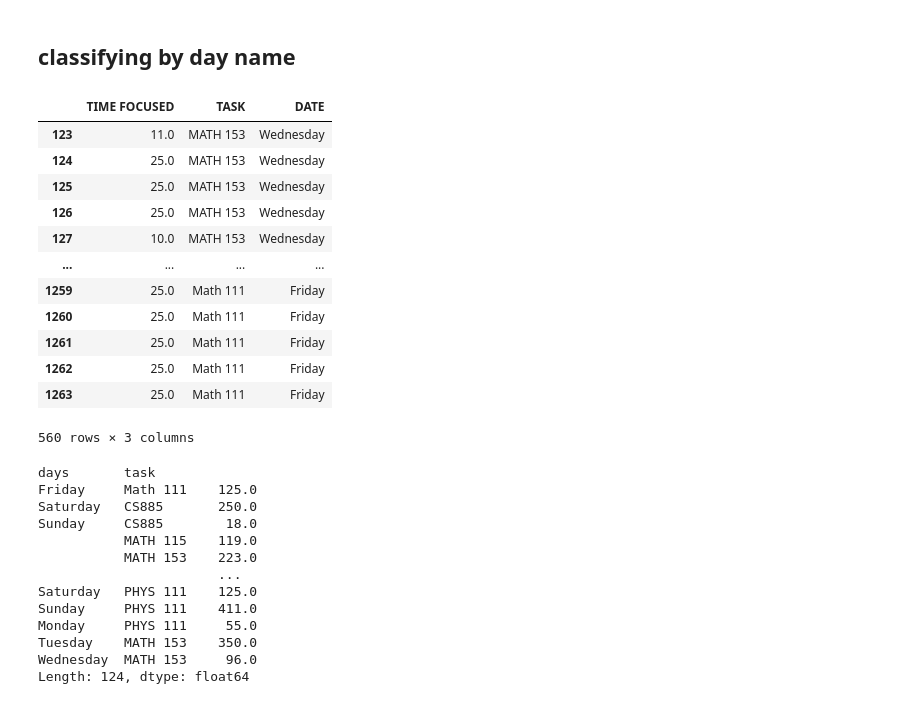
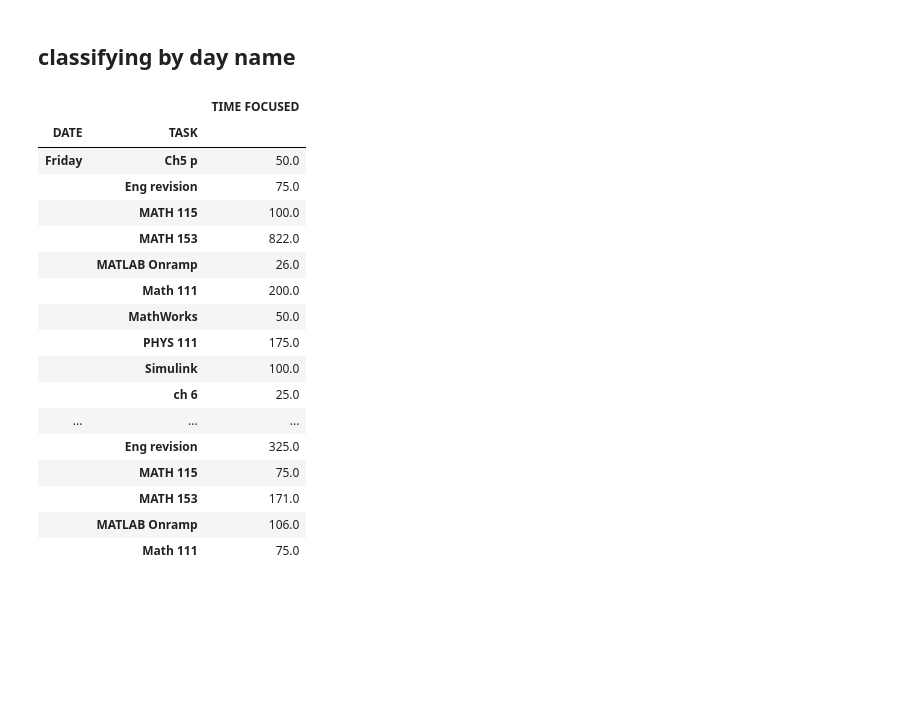
Before and after one commit to itszehrakaya/study-analysis, a Jupyter notebook: data_manipulation.ipynb, the cells around one changed output. Saved outputs shown, nothing was run; the diff lists cells and outputs as text; code cells hidden in the pictures; blank space fills up the shorter version.

```diff
--- a/data_manipulation.ipynb
+++ b/data_manipulation.ipynb
@@ -312,48 +312,26 @@ unstacked_df
 # %%
 days_df = data
 days_df['DATE'] = days_df['DATE'].dt.day_name()
+# %%
+days_df= days_df.groupby(['DATE','TASK']).sum()
 # %%
-days_df
+days_df.head(60)
 # %% [output]
-|  | TIME FOCUSED | TASK | DATE |
-| 123 | 11.0 | MATH 153 | Wednesday |
-| 124 | 25.0 | MATH 153 | Wednesday |
-| 125 | 25.0 | MATH 153 | Wednesday |
-| 126 | 25.0 | MATH 153 | Wednesday |
-| 127 | 10.0 | MATH 153 | Wednesday |
-| ... | ... | ... | ... |
-| 1259 | 25.0 | Math 111 | Friday |
-| 1260 | 25.0 | Math 111 | Friday |
-| 1261 | 25.0 | Math 111 | Friday |
-| 1262 | 25.0 | Math 111 | Friday |
-| 1263 | 25.0 | Math 111 | Friday |
+|  |  | TIME FOCUSED |
+| DATE | TASK |  |
+| Friday | Ch5 p | 50.0 |
+|  | Eng revision | 75.0 |
+|  | MATH 115 | 100.0 |
+|  | MATH 153 | 822.0 |
+|  | MATLAB Onramp | 26.0 |
+|  | Math 111 | 200.0 |
+|  | MathWorks | 50.0 |
+|  | PHYS 111 | 175.0 |
+|  | Simulink | 100.0 |
+|  | ch 6 | 25.0 |
+| ... | ... | ... |
+|  | Eng revision | 325.0 |
+|  | MATH 115 | 75.0 |
+|  | MATH 153 | 171.0 |
+|  | MATLAB Onramp | 106.0 |
+|  | Math 111 | 75.0 |
-560 rows × 3 columns
-# %%
-
-
-days = grpdf['DATE'].dt.day_name()
-tasks = grpdf['TASK']
-times = grpdf['TIME FOCUSED'].values
-
-arrays= [
-    days.to_numpy(),
-    tasks.to_numpy(),
-        ]
-index = pd.MultiIndex.from_arrays(arrays,
-                                  names=["days","task"])
-dayf = pd.Series(times,index=index)
-dayf
-# %% [output]
-days       task
-Friday     Math 111    125.0
-Saturday   CS885       250.0
-Sunday     CS885        18.0
-           MATH 115    119.0
-           MATH 153    223.0
-                       ...
-Saturday   PHYS 111    125.0
-Sunday     PHYS 111    411.0
-Monday     PHYS 111     55.0
-Tuesday    MATH 153    350.0
-Wednesday  MATH 153     96.0
-Length: 124, dtype: float64
```
Also changed, not shown: parts of 3 cells of this notebook.
